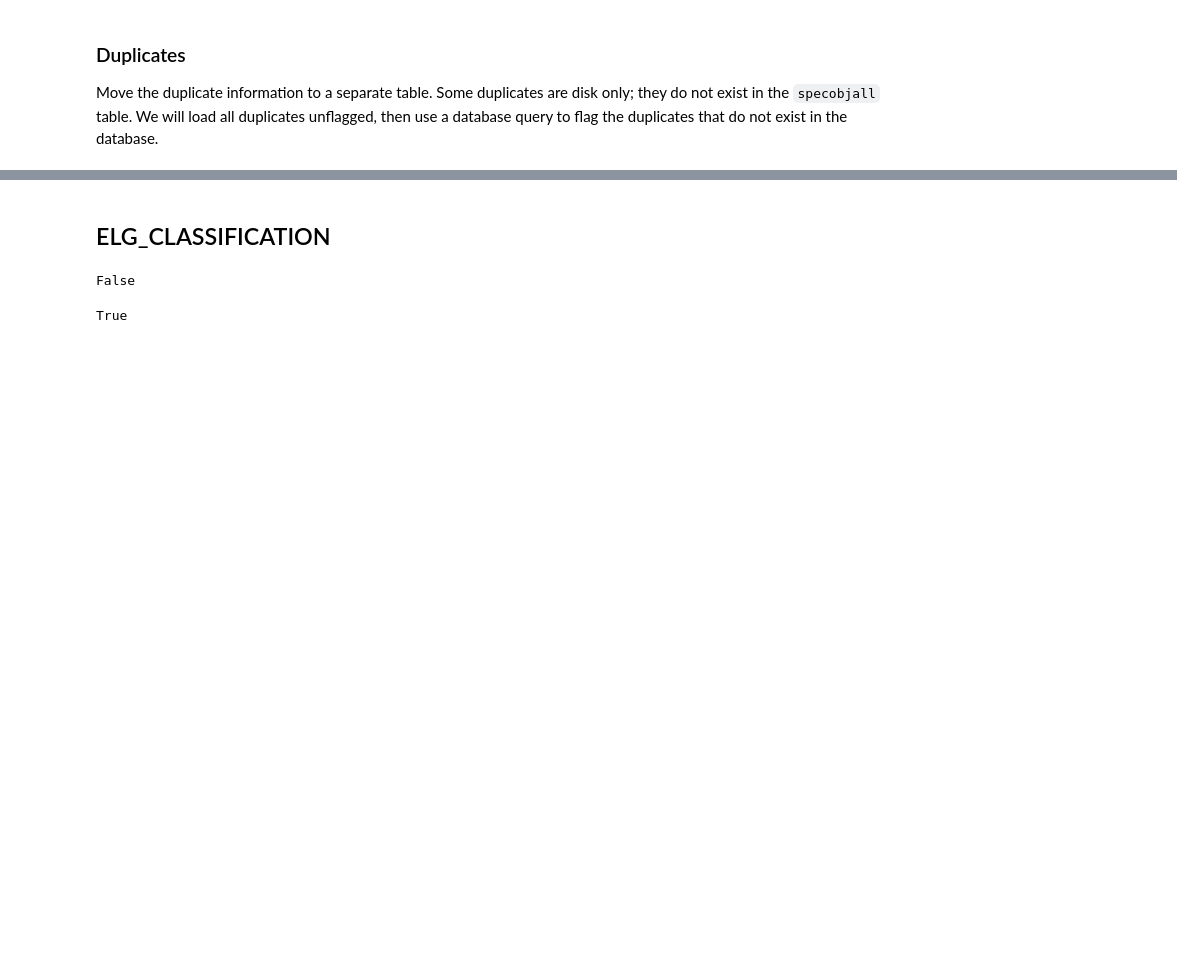
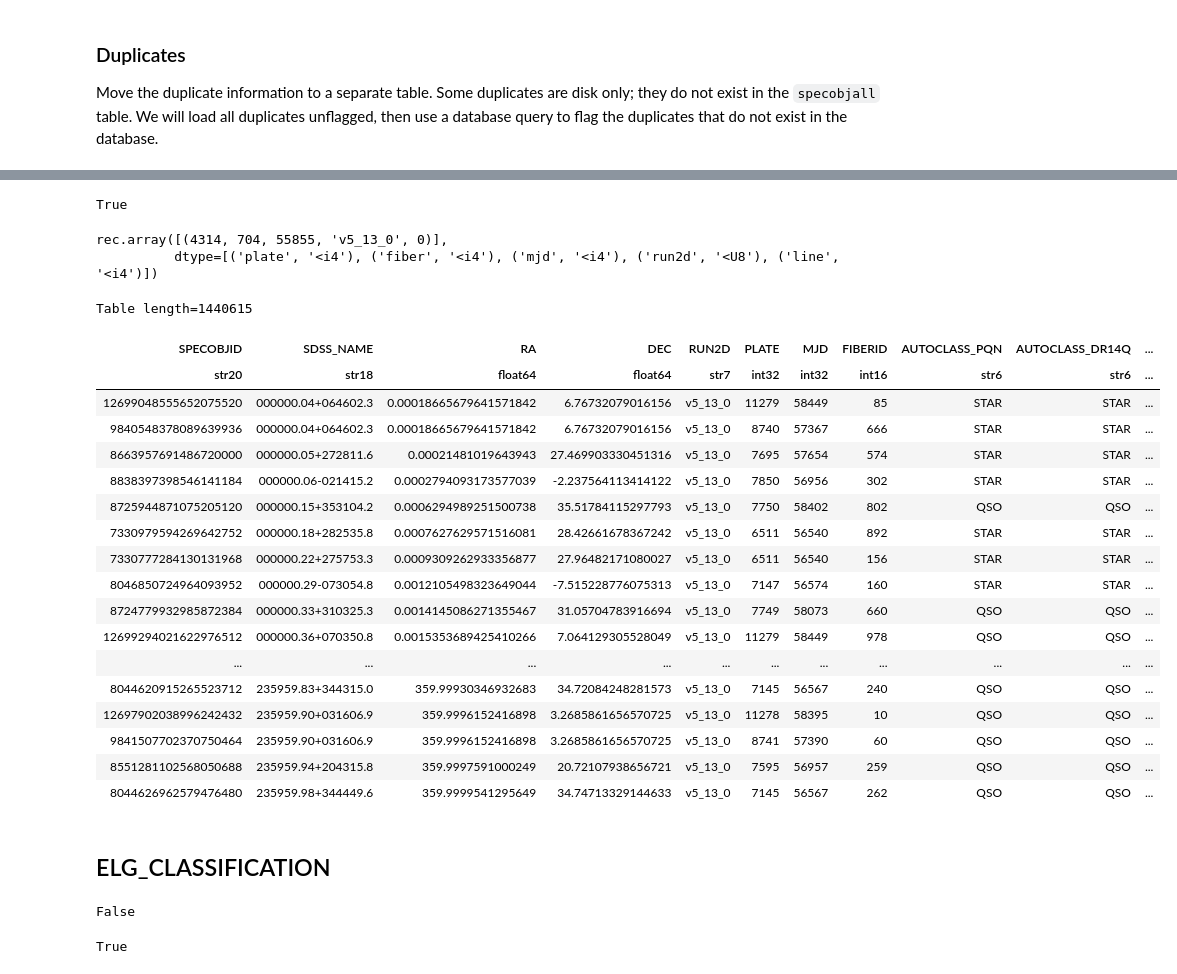
Before and after one commit to astro-datalab/digestor, a Jupyter notebook: docs/notebooks/Preparing_SDSS_DR16_VACs.ipynb, the cells around one changed output, grey strips where cells are left out. Cells and saved outputs as stored; diff of their text form; code cells hidden in the pictures; blank space fills up the shorter version.

Commit message:
update notebook for superset

```diff
--- a/docs/notebooks/Preparing_SDSS_DR16_VACs.ipynb
+++ b/docs/notebooks/Preparing_SDSS_DR16_VACs.ipynb
@@ -42,6 +42,9 @@ release = 16
 sas = 'sdss_dr{0:d}://'.format(release)
 sdss_run2d = 26
 boss_run2d = 'v5_13_0'
+m = re.match(r'v(\d+)_(\d+)_(\d+)', boss_run2d)
+N, M, P = m.groups()
+boss_run2d_int = (int(N) - 5)*10000 + int(M) * 100 + int(P)
 # assert matplotlib.rcParams['figure.figsize'] == (10.0, 10.0)
 # %%
 def inthist(foo, show=False):
@@ -315,3 +319,13 @@ for p in np.unique(dr16q['PLATE']):
+# %%
+run2d_superset = np.array([boss_run2d]*len(dr16q_superset))
+run2d_superset_lookup = dict()
+for p in np.unique(dr16q_superset['PLATE']):
+    q = f"SELECT plateid, plate, mjd, run2d FROM sdss_dr{release:d}.platex WHERE plate = {p:d}"
+    response = qc.query(sql=q, fmt='csv', timeout=600)
+    ww = dr16q_superset['PLATE'] == p
+    r = response.split('\n')[1].split(',')[-1]
+    run2d_superset[ww] = r
+    run2d_superset_lookup[int(p)] = r
 # %%
 # specobjid = np.zeros(dr16q.shape, dtype=np.uint64)
 w = run2d != boss_run2d
@@ -335,3 +340,13 @@ dr16q['PLATE_DUPLICATE'][w, :], dr16q['MJD_DUPLICATE'][w, :], dr16q['FIBERID_DUP
+# %%
+w = run2d_superset != boss_run2d
+irun2d_superset = np.zeros(dr16q_superset.shape, dtype=np.uint64)
+irun2d_superset[w] = [int(x) for x in run2d_superset[w]]
+w = run2d_superset == boss_run2d
+irun2d_superset[w] = boss_run2d_int
+specobjid_superset = sdss_specobjid(dr16q_superset['PLATE'].astype(np.uint64),
+                                    dr16q_superset['FIBERID'].astype(np.uint64),
+                                    dr16q_superset['MJD'].astype(np.uint64) - 50000,
+                                    irun2d_superset)
 # %% [markdown]
 ### Photometric information
 
@@ -452,3 +519,12 @@ with open('dr16q_duplicates.csv', 'w', newline='') as csvfile:
+# %%
+4857325810397499392 in specobjid_superset
+# %% [output]
+True
+# %%
+unwrap_specobjid(np.array([4857325810397499392], dtype=np.uint64))
+# %% [output]
+rec.array([(4314, 704, 55855, 'v5_13_0', 0)],
+          dtype=[('plate', '<i4'), ('fiber', '<i4'), ('mjd', '<i4'), ('run2d', '<U8'), ('line', '<i4')])
 # %%
 t = Table(dr16q)
 for c in dr16q.columns.names:
@@ -464,7 +538,42 @@ t.remove_columns(['PLATE_DUPLICATE', 'MJD_DUPLICATE', 'FIBERID_DUPLICATE', 'SPEC
 t.add_column(Column(name='SPECOBJID', data=np.array(list(map(str, specobjid.tolist())))), index=0)
 t.add_column(Column(name='RUN2D', data=run2d), index=4)
 t.add_column(Column(name='DISK_ONLY', data=np.zeros((len(dr16q),), dtype=bool)))
+# %%
+ts = Table(dr16q_superset)
+for c in dr16q_superset.columns.names:
+    if dr16q_superset[c].dtype.type is np.float64 and c != 'RA' and c != 'DEC':
+        # print(c)
+        ts[c] = dr16q_superset[c].astype(np.float32)
+w = dr16q_superset['OBJID'] == ''
+ts['OBJID'][w] = '0'
+ts.remove_columns(['PLATE_DUPLICATE', 'MJD_DUPLICATE', 'FIBERID_DUPLICATE', 'SPECTRO_DUPLICATE',
+                   'SKYVERSION', 'RUN_NUMBER', 'RERUN_NUMBER', 'CAMCOL_NUMBER', 'FIELD_NUMBER', 'ID_NUMBER'])
+ts.add_column(Column(name='SPECOBJID', data=np.array(list(map(str, specobjid_superset.tolist())))), index=0)
+ts.add_column(Column(name='RUN2D', data=run2d_superset), index=4)
+ts.add_column(Column(name='DISK_ONLY', data=np.zeros((len(dr16q_superset),), dtype=bool)))
 # %%
 t
+# %%
+ts
+# %% [output]
+Table length=1440615
+| SPECOBJID | SDSS_NAME | RA | DEC | RUN2D | PLATE | MJD | FIBERID | AUTOCLASS_PQN | AUTOCLASS_DR14Q | ... |
+| str20 | str18 | float64 | float64 | str7 | int32 | int32 | int16 | str6 | str6 | ... |
+| 12699048555652075520 | 000000.04+064602.3 | 0.00018665679641571842 | 6.76732079016156 | v5_13_0 | 11279 | 58449 | 85 | STAR | STAR | ... |
+| 9840548378089639936 | 000000.04+064602.3 | 0.00018665679641571842 | 6.76732079016156 | v5_13_0 | 8740 | 57367 | 666 | STAR | STAR | ... |
+| 8663957691486720000 | 000000.05+272811.6 | 0.00021481019643943 | 27.469903330451316 | v5_13_0 | 7695 | 57654 | 574 | STAR | STAR | ... |
+| 8838397398546141184 | 000000.06-021415.2 | 0.0002794093173577039 | -2.237564113414122 | v5_13_0 | 7850 | 56956 | 302 | STAR | STAR | ... |
+| 8725944871075205120 | 000000.15+353104.2 | 0.0006294989251500738 | 35.51784115297793 | v5_13_0 | 7750 | 58402 | 802 | QSO | QSO | ... |
+| 7330979594269642752 | 000000.18+282535.8 | 0.0007627629571516081 | 28.42661678367242 | v5_13_0 | 6511 | 56540 | 892 | STAR | STAR | ... |
+| 7330777284130131968 | 000000.22+275753.3 | 0.0009309262933356877 | 27.96482171080027 | v5_13_0 | 6511 | 56540 | 156 | STAR | STAR | ... |
+| 8046850724964093952 | 000000.29-073054.8 | 0.0012105498323649044 | -7.515228776075313 | v5_13_0 | 7147 | 56574 | 160 | STAR | STAR | ... |
+| 8724779932985872384 | 000000.33+310325.3 | 0.0014145086271355467 | 31.05704783916694 | v5_13_0 | 7749 | 58073 | 660 | QSO | QSO | ... |
+| 12699294021622976512 | 000000.36+070350.8 | 0.0015353689425410266 | 7.064129305528049 | v5_13_0 | 11279 | 58449 | 978 | QSO | QSO | ... |
+| ... | ... | ... | ... | ... | ... | ... | ... | ... | ... | ... |
+| 8044620915265523712 | 235959.83+344315.0 | 359.99930346932683 | 34.72084248281573 | v5_13_0 | 7145 | 56567 | 240 | QSO | QSO | ... |
+| 12697902038996242432 | 235959.90+031606.9 | 359.9996152416898 | 3.2685861656570725 | v5_13_0 | 11278 | 58395 | 10 | QSO | QSO | ... |
+| 9841507702370750464 | 235959.90+031606.9 | 359.9996152416898 | 3.2685861656570725 | v5_13_0 | 8741 | 57390 | 60 | QSO | QSO | ... |
+| 8551281102568050688 | 235959.94+204315.8 | 359.9997591000249 | 20.72107938656721 | v5_13_0 | 7595 | 56957 | 259 | QSO | QSO | ... |
+| 8044626962579476480 | 235959.98+344449.6 | 359.9999541295649 | 34.74713329144633 | v5_13_0 | 7145 | 56567 | 262 | QSO | QSO | ... |
 # %%
 t.write('dr16q_datalab.fits')
```
Also changed, not shown: parts of 19 cells of this notebook.
